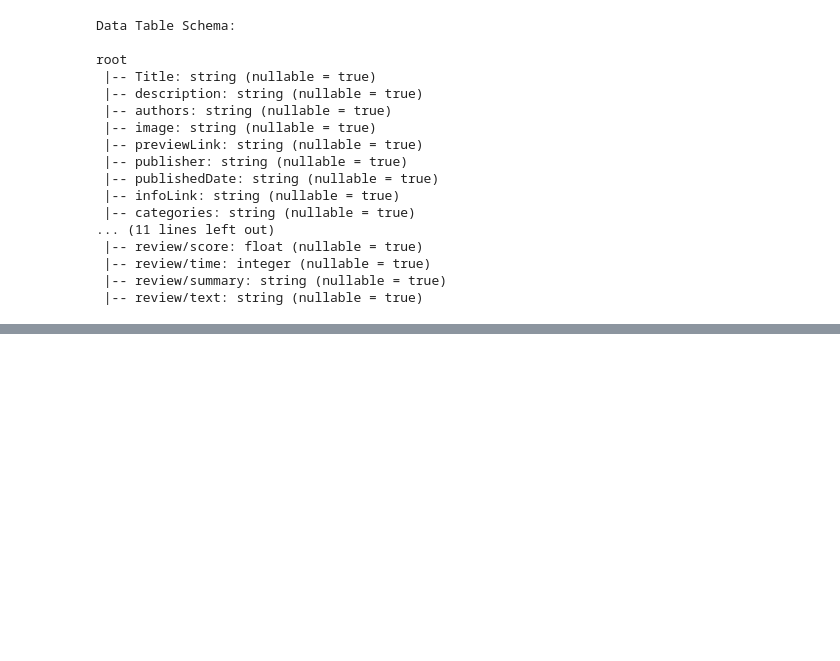
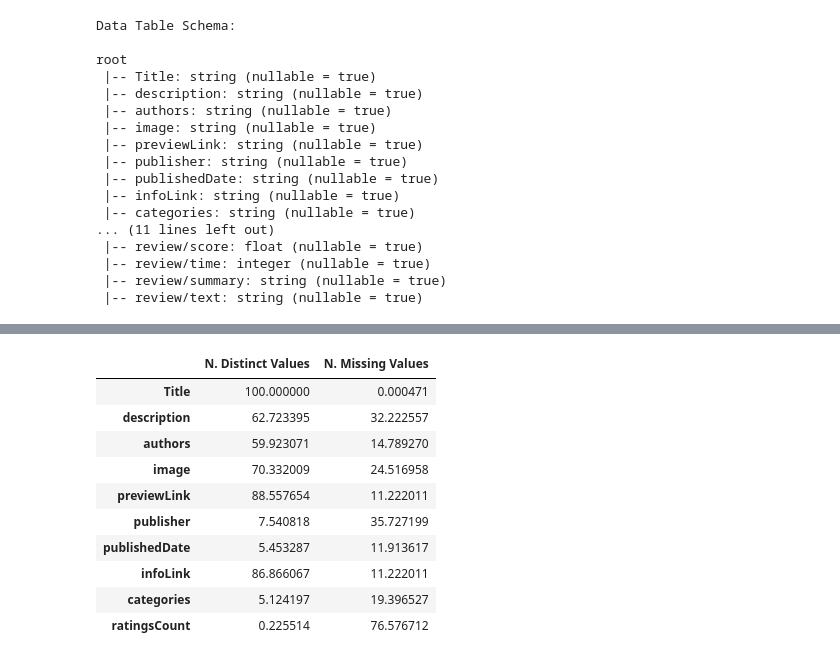
Before and after one commit to AndreaAlberti07/Amazon-books-reviews-ML, a Jupyter notebook: notebooks/spark/Spark_prior_analysis.ipynb, the cells around one changed output, grey strips where cells are left out. Saved outputs shown, nothing was run; the diff lists cells and outputs as text; code cells hidden in the pictures; blank space fills up the shorter version.

```diff
--- a/notebooks/spark/Spark_prior_analysis.ipynb
+++ b/notebooks/spark/Spark_prior_analysis.ipynb
@@ -188,3 +198,17 @@ df_data_pandas['N. Missing Values'] = (df_data_pandas_tmp.loc[0, :]/df_data.coun
 df_ratings_pandas_tmp = df_ratings.select([sum(col(c).isNull().cast('int')).alias(c) for c in df_ratings.columns]).toPandas()
 # Add to the pandas summary dataframe
 df_ratings_pandas['N. Missing Values'] = (df_ratings_pandas_tmp.loc[0, :]/df_ratings.count()*100).tolist()
+# %%
+df_data_pandas
+# %% [output]
+|  | N. Distinct Values | N. Missing Values |
+| Title | 100.000000 | 0.000471 |
+| description | 62.723395 | 32.222557 |
+| authors | 59.923071 | 14.789270 |
+| image | 70.332009 | 24.516958 |
+| previewLink | 88.557654 | 11.222011 |
+| publisher | 7.540818 | 35.727199 |
+| publishedDate | 5.453287 | 11.913617 |
+| infoLink | 86.866067 | 11.222011 |
+| categories | 5.124197 | 19.396527 |
+| ratingsCount | 0.225514 | 76.576712 |
```
Also changed, not shown: parts of 16 cells of this notebook.
